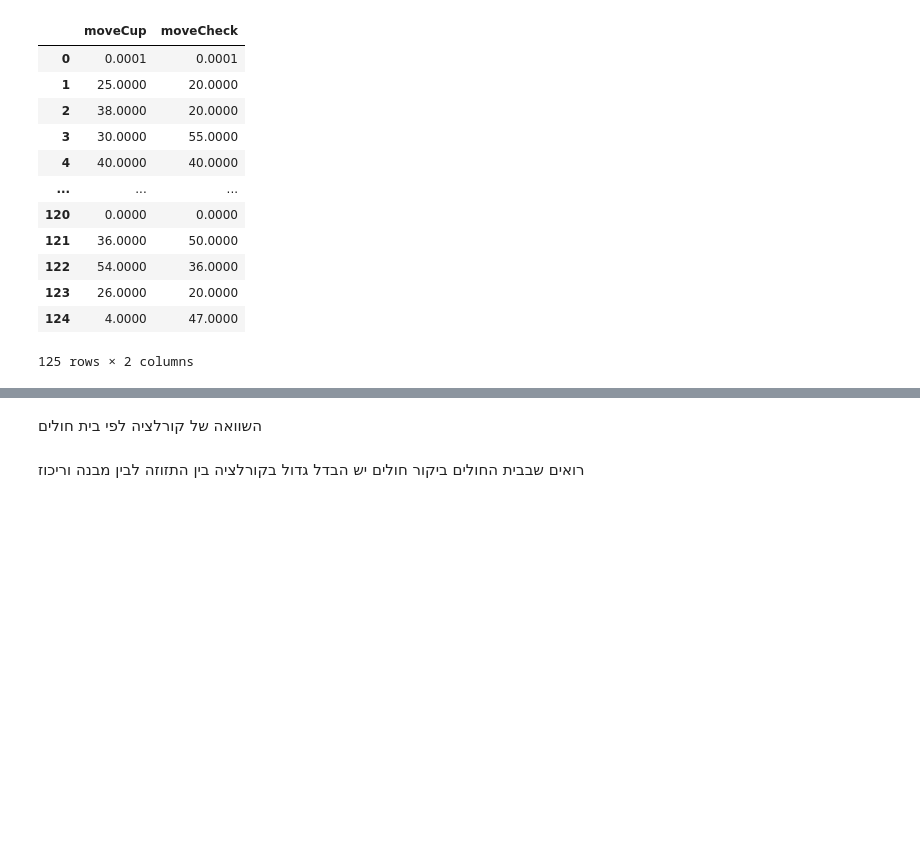
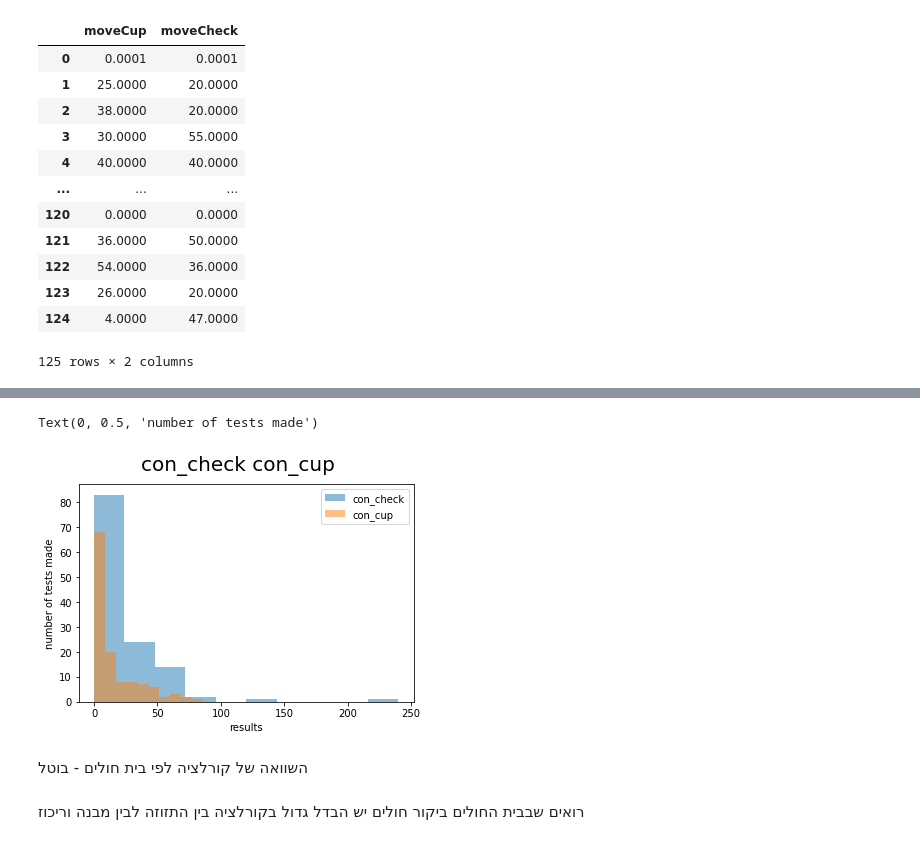
Before and after one commit to aviadm24/jupyter, a Jupyter notebook: machonPuah.ipynb, the cells around one changed output, grey strips where cells are left out. Cells and saved outputs as stored; diff of their text form; code cells hidden in the pictures; blank space fills up the shorter version.

```diff
--- a/machonPuah.ipynb
+++ b/machonPuah.ipynb
@@ -92,5 +126,20 @@ for col in ["moveCheck","moveCup"]:
+# %%
+title = ''
+plotDf = df[["con_check","con_cup"]].copy()
+plotDf["con_check"] = plotDf["con_check"].astype(float)
+plotDf["con_cup"] = plotDf["con_cup"].astype(float)
+for col in ["con_check","con_cup"]:
+    plt.hist(plotDf[col], alpha=0.5, label=col)
+    title+=col + ' '
+plt.suptitle(title, fontsize=20)
+plt.legend(loc="upper right")
+plt.xlabel("results")
+plt.ylabel("number of tests made")
+# %% [output]
+Text(0, 0.5, 'number of tests made')
+[figure, added]
 # %% [markdown]
-השוואה של קורלציה לפי בית חולים
+השוואה של קורלציה לפי בית חולים - בוטל
 # %%
 # move_list = []
 # consert_list = []
```
Also changed, not shown: parts of 6 cells of this notebook.
